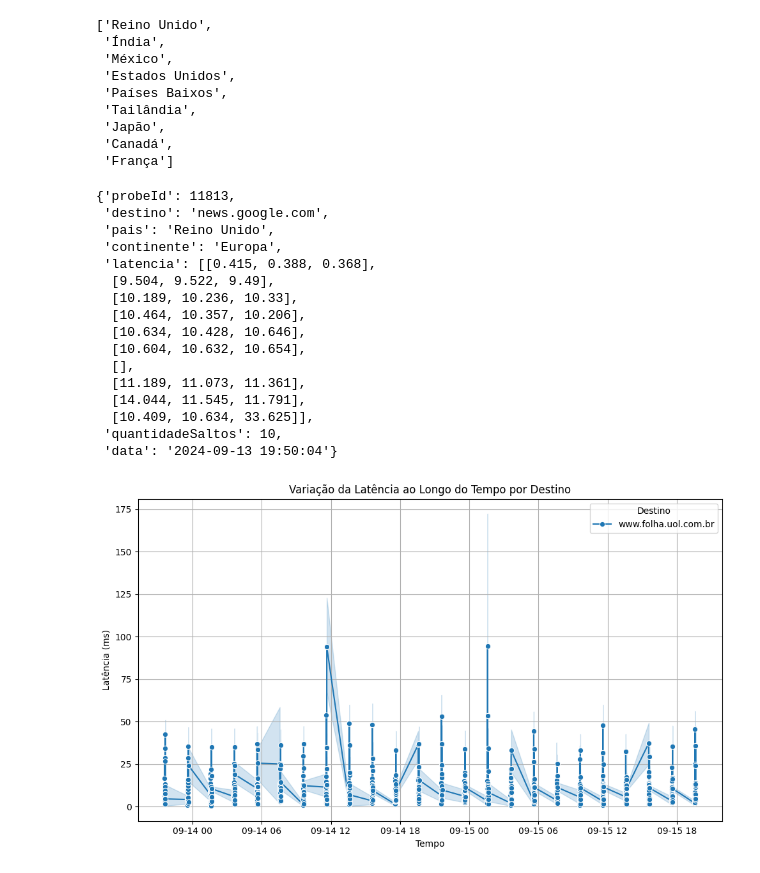
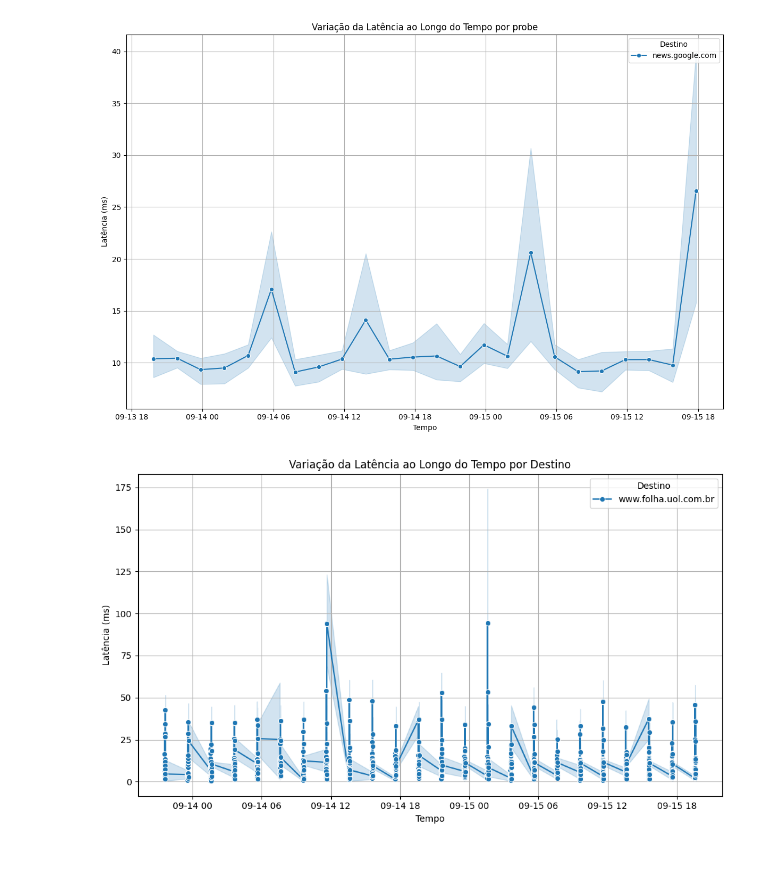
Before and after one commit to Andressalconstantino/Ripe-Atlas-Measurements, a Jupyter notebook: graficos.ipynb, the cells around one changed output. Drawn from its saved outputs; the diff is of its cells as text; code cells hidden in the pictures.

```diff
--- a/graficos.ipynb
+++ b/graficos.ipynb
@@ -22,6 +22,8 @@ def getLatency(probeInfo):
 pais = []
 cod = []
 # %%
+pais = []
+cod = []
 probeGroupedInfo = {}
 
 with open('jsonFiles/GoogleNews.json', 'r') as jsonFile:
@@ -48,24 +50,12 @@ for x in probeGroupedInfo:
         cod.append(x)
         pais.append(probeGroupedInfo[x][0])
 pais = list(set(pais))
-# %%
-pais
-# %% [output]
-['Reino Unido',
- 'Índia',
- 'México',
- 'Estados Unidos',
- 'Países Baixos',
- 'Tailândia',
- 'Japão',
- 'Canadá',
- 'França']
 # %%
 probeGroupedInfo = {}
 with open('jsonFiles/GoogleNews.json', 'r') as jsonFile:
     resultInfo = json.load(jsonFile)
 for probeInfo in resultInfo['info']:
-    if probeInfo["destination_ip_responded"] and getProbeCountry(probeInfo['prb_id']) == pais[0]:  # Verifica se a probe chegou ao destino
+    if probeInfo["destination_ip_responded"] and getProbeCountry(probeInfo['prb_id']) == pais[2]: # id do pais que voce quer as probes
         probeJson = {
             'probeId': probeInfo['prb_id'],
             'destino': probeInfo['dst_name'],
@@ -81,33 +71,8 @@ for probeInfo in resultInfo['info']:
         else:
             probeGroupedInfo[probeJson['probeId']] = [probeJson]
 ids = [x for x in probeGroupedInfo]
-# %%
-probeGroupedInfo[ids[0]]
-# %% [output]
-{'probeId': 11813,
- 'destino': 'news.google.com',
- 'pais': 'Reino Unido',
- 'continente': 'Europa',
- 'latencia': [[0.415, 0.388, 0.368],
-  [9.504, 9.522, 9.49],
-  [10.189, 10.236, 10.33],
-  [10.464, 10.357, 10.206],
-  [10.634, 10.428, 10.646],
-  [10.604, 10.632, 10.654],
-  [],
-  [11.189, 11.073, 11.361],
-  [14.044, 11.545, 11.791],
-  [10.409, 10.634, 33.625]],
- 'quantidadeSaltos': 10,
- 'data': '2024-09-13 19:50:04'}
 # %%
-import json
-import pandas as pd
-import seaborn as sns
-import matplotlib.pyplot as plt
-
-# Abrindo o arquivo JSON
-data = probeGroupedInfo[ids[0]]
+data = probeGroupedInfo[ids[0]] # de 0 a 3 qual probe por pais voce quer
 
 rows = []
 
@@ -119,35 +84,36 @@ for measurement in data:
     continent = measurement['continente']
     timestamp = measurement['data']
 
-    # Iterar sobre cada salto na latência
     for hop_num, hop_latencies in enumerate(measurement['latencia'], start=1):
         # Ignorar saltos vazios
         if hop_latencies:
             for rtt in hop_latencies:
                 rows.append({
                     'probe_id': probe_id,
                     'destination': destination,
                     'country': country,
                     'continent': continent,
                     'timestamp': timestamp,
                     'hop': hop_num,
                     'rtt': rtt
                 })
 
 # Criar o DataFrame
 df = pd.DataFrame(rows)
 df['timestamp'] = pd.to_datetime(df['timestamp'])
 
 # Plotar a variação da latência ao longo do tempo por destino
 plt.figure(figsize=(12, 8))
 sns.lineplot(data=df, x='timestamp', y='rtt', hue='destination', marker='o')
-plt.title('Variação da Latência ao Longo do Tempo por Destino')
+plt.title('Variação da Latência ao Longo do Tempo por probe')
 plt.xlabel('Tempo')
 plt.ylabel('Latência (ms)')
 plt.legend(title='Destino', loc='upper right')
 plt.grid(True)
 plt.tight_layout()
 plt.show()
+# %% [output]
+[figure, added]
 # %%
 with open('jsonFiles/FolhaSP.json', 'r') as f:
     data = json.load(f)
```
